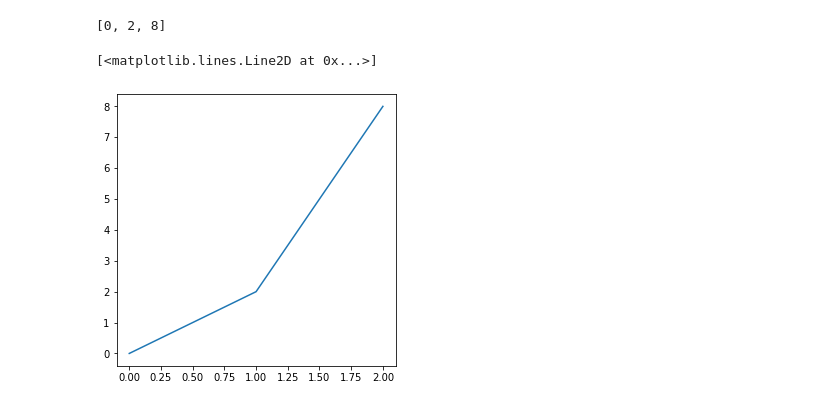
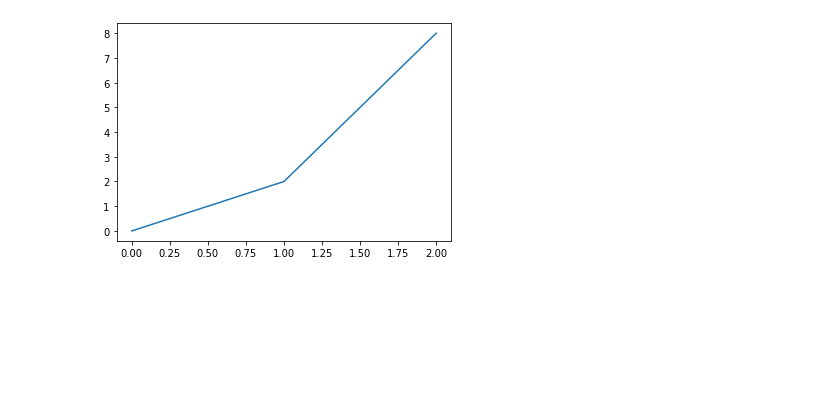
Before and after one commit to Manasi1999/ABC_GAN, a Jupyter notebook: Test.ipynb, the cells around one changed output. Drawn from its saved outputs; the diff is of its cells as text; code cells hidden in the pictures; blank space fills up the shorter version.

```diff
--- a/Test.ipynb
+++ b/Test.ipynb
@@ -1,16 +1,11 @@
 # %%
 import matplotlib.pyplot as plt
 import scrapbook as sb
-
+import numpy as np
+import seaborn as sns
 x = [0,1,2]
 y = [2*i*i for i in x]
-
-print(y)
-# %% [output]
-[0, 2, 8]
 # %%
-fig, ax = plt.subplots(figsize=(5,5))
-ax.plot(x,y)
+ax1 = plt.plot(x,y)
 # %% [output]
-[<matplotlib.lines.Line2D at 0x...>]
-[figure, old version]
+[figure, new version]
```
Also changed, not shown: parts of 6 cells of this notebook, 40 other files.
